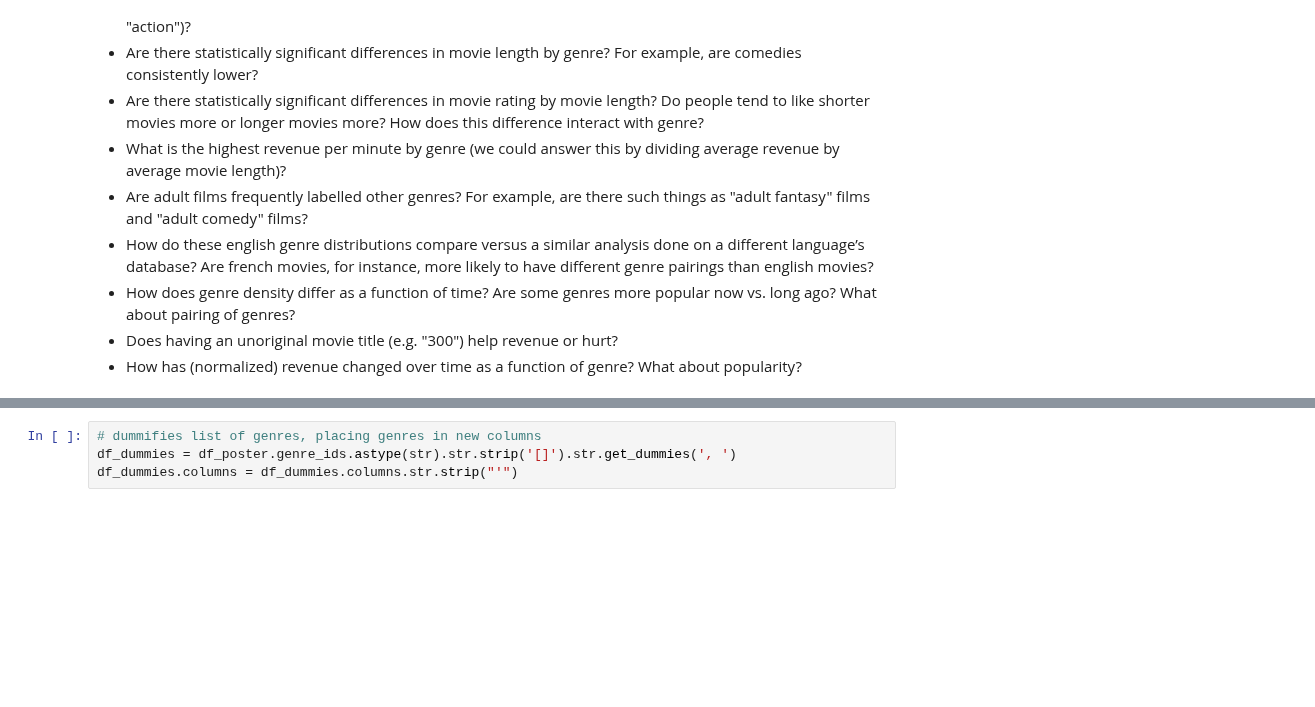
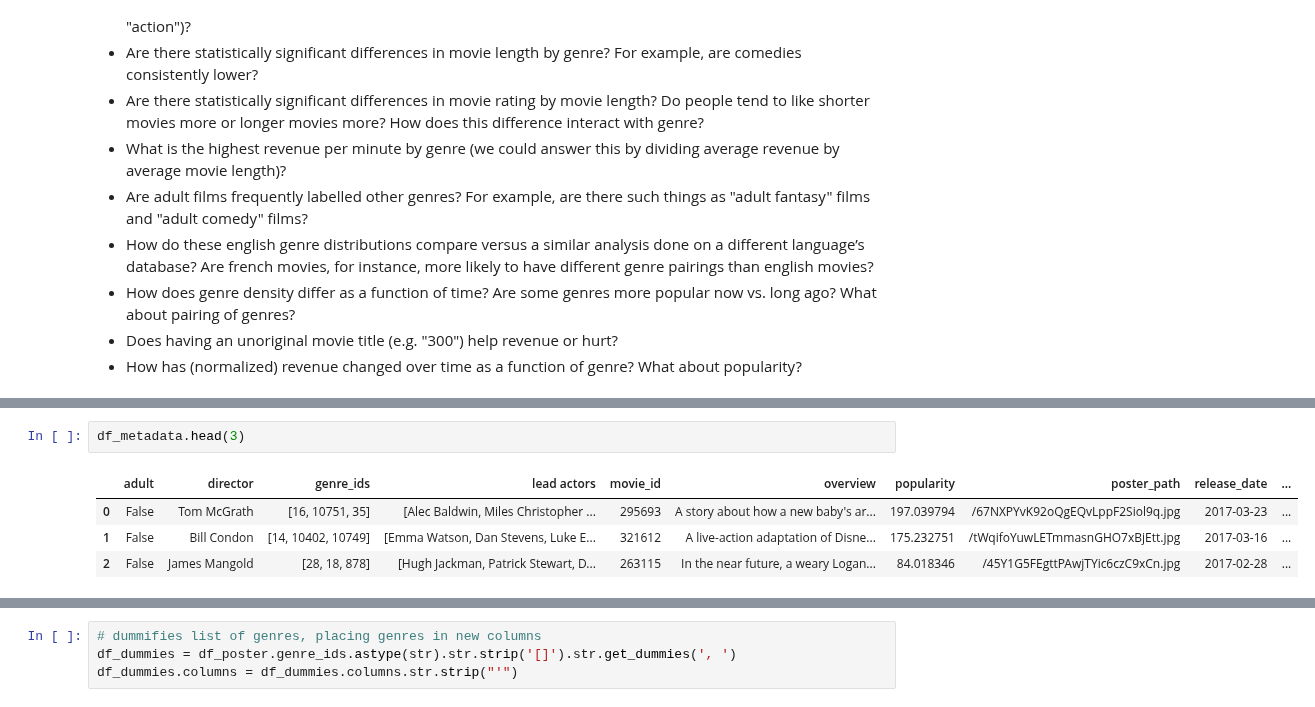
Before and after one commit to noahyonack/cs109b_final, a Jupyter notebook: FinalProject.ipynb, the cells around one changed output, grey strips where cells are left out. Drawn from its saved outputs; the diff is of its cells as text; blank space fills up the shorter version.

```diff
--- a/FinalProject.ipynb
+++ b/FinalProject.ipynb
@@ -604,6 +642,13 @@ df_metadata = pd.DataFrame(d_metadata)
 
 # poster df for neural nets
 df_poster = pd.DataFrame(d_poster)
+# %%
+df_metadata.head(3)
+# %% [output]
+|  | adult | director | genre_ids | lead actors | movie_id | overview | popularity | poster_path | release_date | ... |
+| 0 | False | Tom McGrath | [16, 10751, 35] | [Alec Baldwin, Miles Christopher ... | 295693 | A story about how a new baby's ar... | 197.039794 | /67NXPYvK92oQgEQvLppF2Siol9q.jpg | 2017-03-23 | ... |
+| 1 | False | Bill Condon | [14, 10402, 10749] | [Emma Watson, Dan Stevens, Luke E... | 321612 | A live-action adaptation of Disne... | 175.232751 | /tWqifoYuwLETmmasnGHO7xBjEtt.jpg | 2017-03-16 | ... |
+| 2 | False | James Mangold | [28, 18, 878] | [Hugh Jackman, Patrick Stewart, D... | 263115 | In the near future, a weary Logan... | 84.018346 | /45Y1G5FEgttPAwjTYic6czC9xCn.jpg | 2017-02-28 | ... |
 # %%
 # inspect data
 df_poster.head(1)
```
Also changed, not shown: parts of 12 cells of this notebook.
